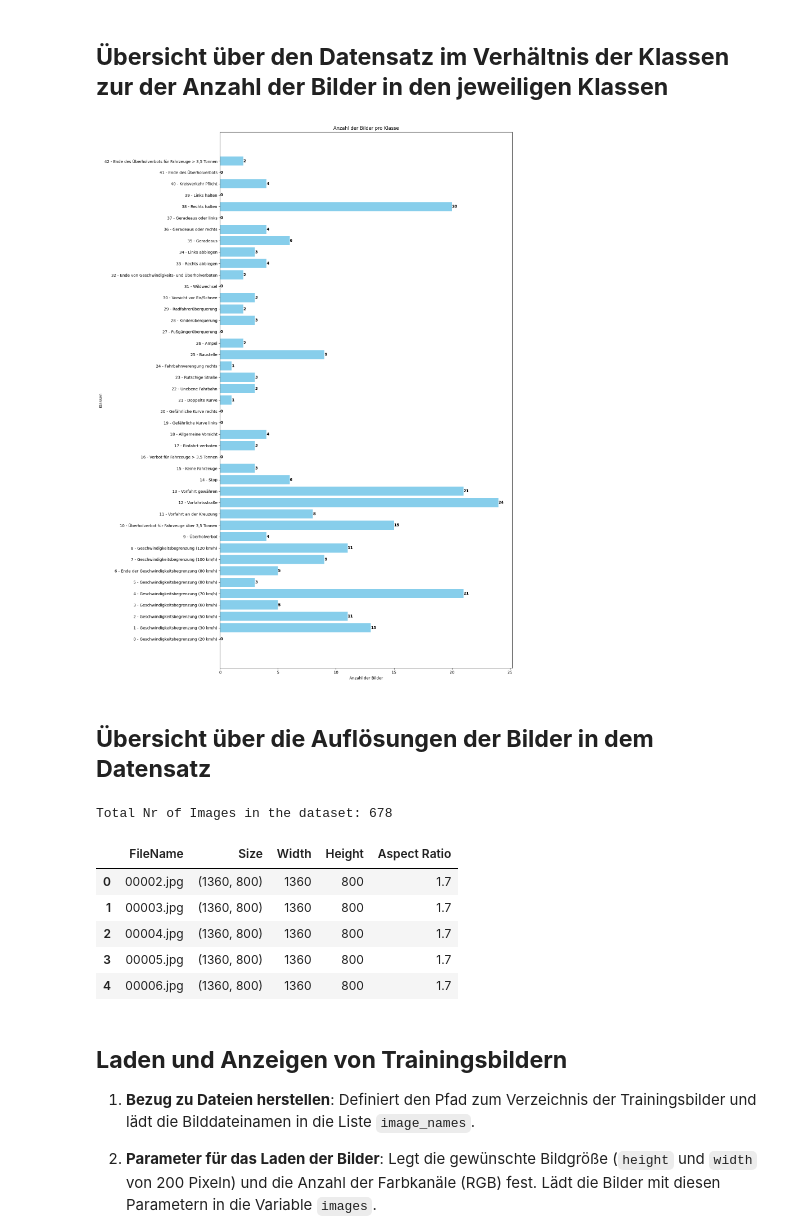
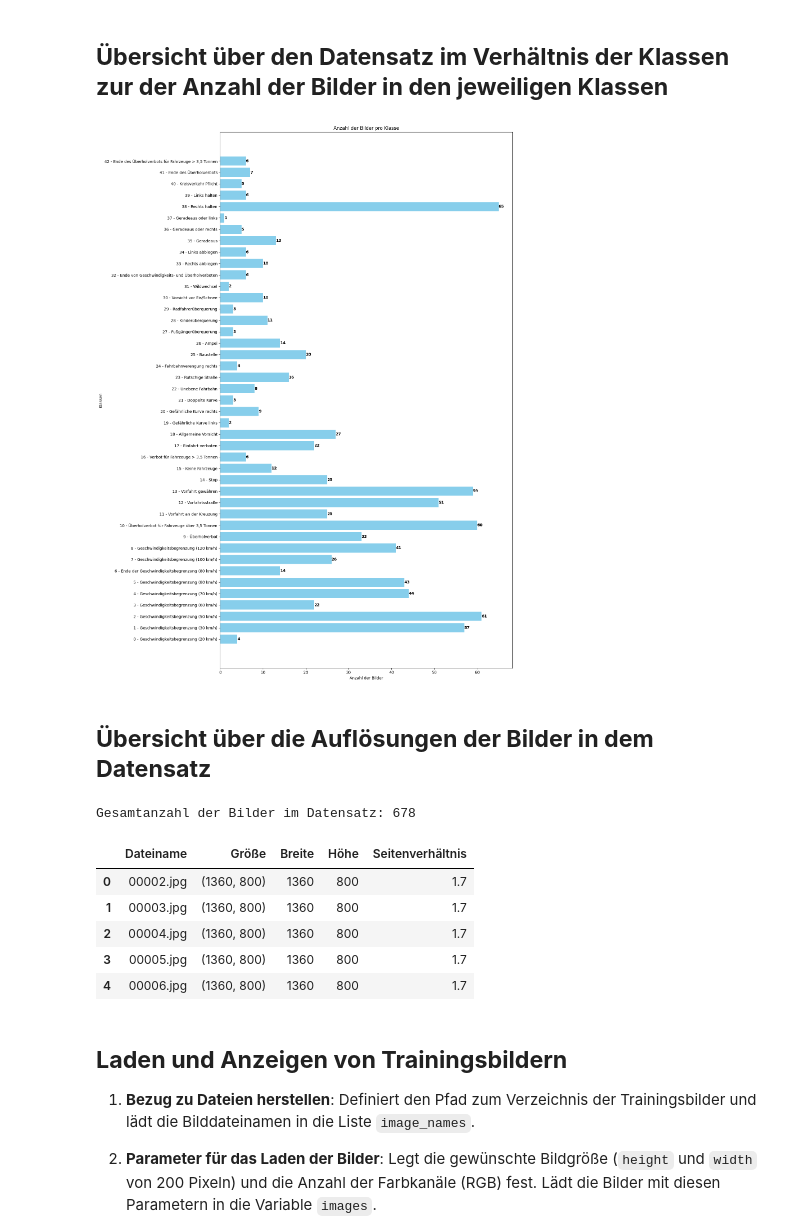
Before and after one commit to Laieb786/projekt-cnn-yolo-echtzeiterkennung-verkehszeichen-gtsrb, a Jupyter notebook: cnn_echtzeiterkennung_verkehrszeichen_modell.ipynb, the cells around one changed output. Cells and saved outputs as stored; diff of their text form; code cells hidden in the pictures.

Commit message:
Anpassung des Code-Abschnitts in dem die Auflösung der einzelnen Bilder dargestellt werden

```diff
--- a/cnn_echtzeiterkennung_verkehrszeichen_modell.ipynb
+++ b/cnn_echtzeiterkennung_verkehrszeichen_modell.ipynb
@@ -110,7 +112,7 @@ Import abgeschlossen.
 # %% [markdown]
 ## **Übersicht über den Datensatz im Verhältnis der Klassen zur der Anzahl der Bilder in den jeweiligen Klassen**
 # %%
-label_path = "G:/Meine Ablage/projekt-cnn-yolo-echtzeiterkennung-verkehszeichen-gtsrb/data/labels/validation"
+label_path = "G:/Meine Ablage/projekt-cnn-yolo-echtzeiterkennung-verkehszeichen-gtsrb/data/labels/train"
 class_names = [
     "Geschwindigkeitsbegrenzung (20 km/h)",
     "Geschwindigkeitsbegrenzung (30 km/h)",
@@ -133,61 +135,52 @@ class_names = [
     "Allgemeine Vorsicht",
     "Gefährliche Kurve links",
     "Gefährliche Kurve rechts",
     "Doppelte Kurve",
     "Unebene Fahrbahn",
     "Rutschige Straße",
     "Fahrbahnverengung rechts",
     "Baustelle",
     "Ampel",
     "Fußgängerüberquerung",
     "Kinderüberquerung",
     "Radfahrerüberquerung",
     "Vorsicht vor Eis/Schnee",
     "Wildwechsel",
     "Ende von Geschwindigkeits- und Überholverboten",
     "Rechts abbiegen",
     "Links abbiegen",
     "Geradeaus",
     "Geradeaus oder rechts",
     "Geradeaus oder links",
     "Rechts halten",
     "Links halten",
     "Kreisverkehr Pflicht",
     "Ende des Überholverbots",
     "Ende des Überholverbots für Fahrzeuge > 3,5 Tonnen"
 ]
 output_path = 'G:/Meine Ablage/projekt-cnn-yolo-echtzeiterkennung-verkehszeichen-gtsrb/data'
 
 plot_class_distribution(label_path, class_names, output_path)
 # %% [output]
-[figure, old version]
+[figure, new version]
 # %% [markdown]
 ## **Übersicht über die Auflösungen der Bilder in dem Datensatz**
 # %%
-# Import Packages
-import pandas as pd
-import matplotlib.pyplot  as plt
-from PIL import Image
-from pathlib import Path
-import imagesize
-import numpy as np
-
-# Get the Image Resolutions
+#Ermitteln der Bildauflösungen
 imgs = [img.name for img in Path(r"G:\Meine Ablage\projekt-cnn-yolo-echtzeiterkennung-verkehszeichen-gtsrb\data\images\train").iterdir() if img.suffix == ".jpg"]
 img_meta = {}
 for f in imgs: img_meta[str(f)] = imagesize.get(Path(r"G:\Meine Ablage\projekt-cnn-yolo-echtzeiterkennung-verkehszeichen-gtsrb\data\images\train") / f)
-
-# Convert it to Dataframe and compute aspect ratio
+#In DataFrame umwandeln und Seitenverhältnis berechnen
+# In DataFrame umwandeln und Seitenverhältnis berechnen
 img_meta_df = pd.DataFrame.from_dict([img_meta]).T.reset_index()
-img_meta_df.columns = ['FileName', 'Size']
-img_meta_df[["Width", "Height"]] = pd.DataFrame(img_meta_df["Size"].tolist(), index=img_meta_df.index)
-img_meta_df["Aspect Ratio"] = round(img_meta_df["Width"] / img_meta_df["Height"], 2)
-
-print(f'Total Nr of Images in the dataset: {len(img_meta_df)}')
+img_meta_df.columns = ['Dateiname', 'Größe']
+img_meta_df[["Breite", "Höhe"]] = pd.DataFrame(img_meta_df["Größe"].tolist(), index=img_meta_df.index)
+img_meta_df["Seitenverhältnis"] = round(img_meta_df["Breite"] / img_meta_df["Höhe"], 2)
+print(f'Gesamtanzahl der Bilder im Datensatz: {len(img_meta_df)}')
 img_meta_df.head()
 # %% [output]
-Total Nr of Images in the dataset: 678
+Gesamtanzahl der Bilder im Datensatz: 678
-|  | FileName | Size | Width | Height | Aspect Ratio |
+|  | Dateiname | Größe | Breite | Höhe | Seitenverhältnis |
 | 0 | 00002.jpg | (1360, 800) | 1360 | 800 | 1.7 |
 | 1 | 00003.jpg | (1360, 800) | 1360 | 800 | 1.7 |
 | 2 | 00004.jpg | (1360, 800) | 1360 | 800 | 1.7 |
```
Also changed, not shown: parts of 1 cell of this notebook.
